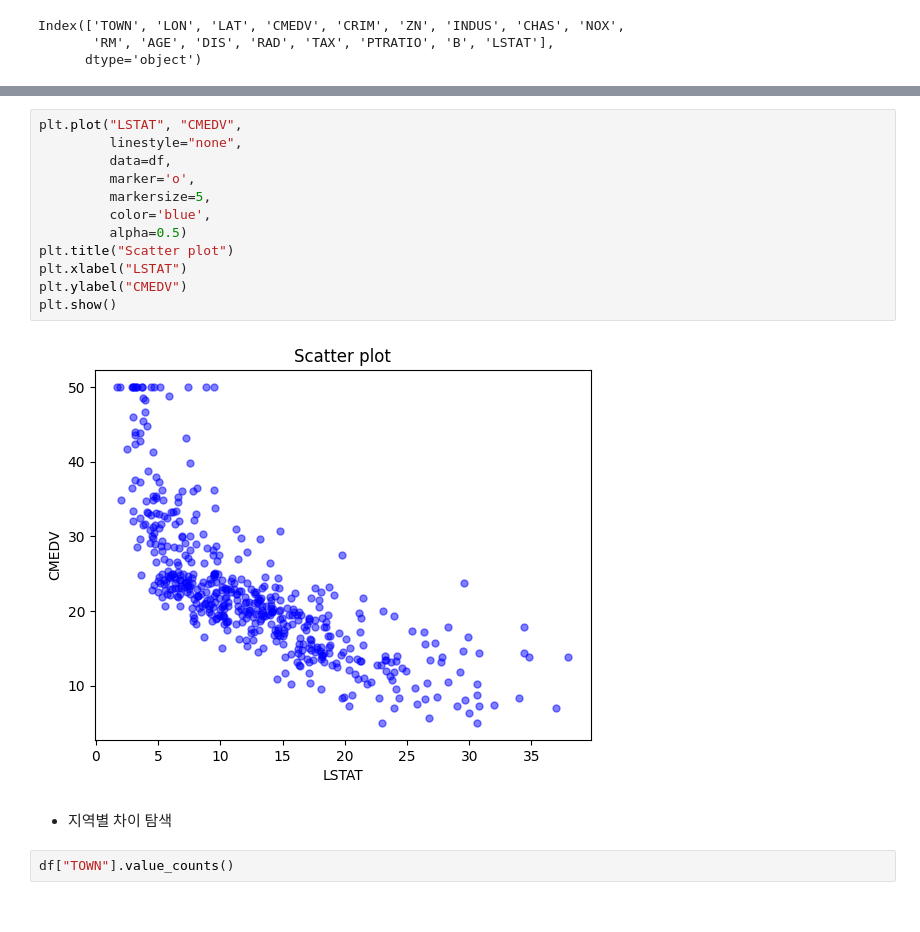
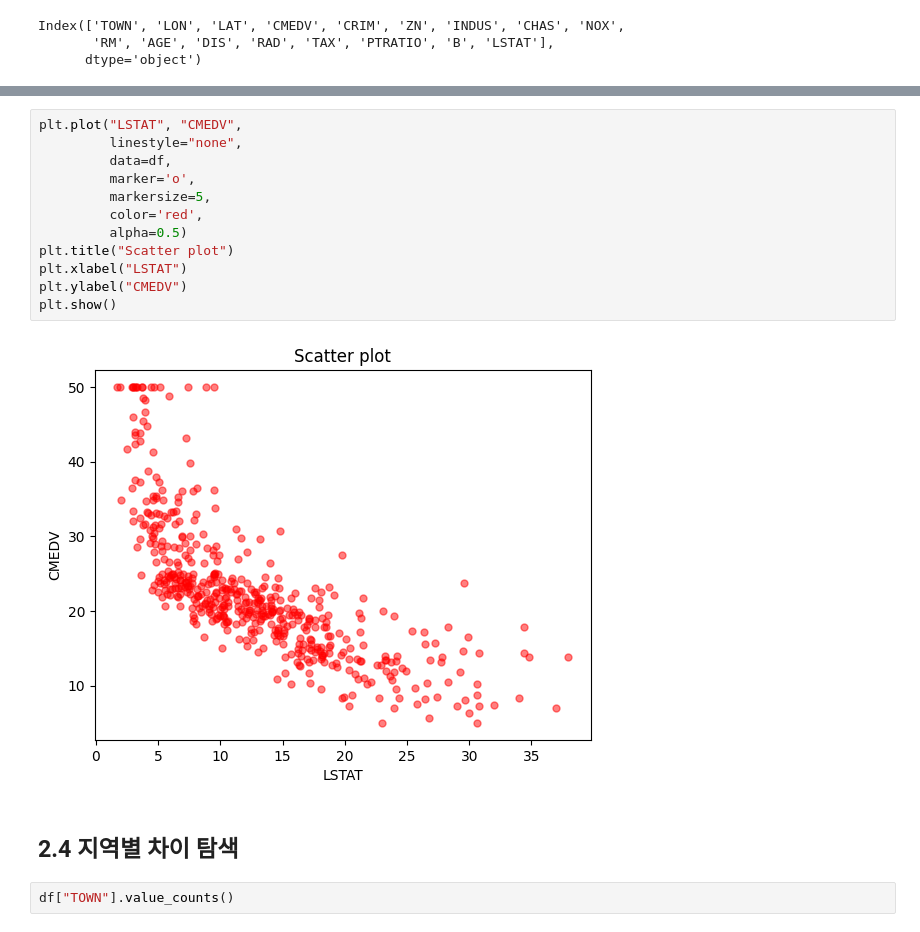
Before and after one commit to donguk0207/ML, a Jupyter notebook: regression_step1.ipynb, the cells around one changed output, grey strips where cells are left out. Saved outputs shown, nothing was run; the diff lists cells and outputs as text.

```diff
--- a/regression_step1.ipynb
+++ b/regression_step1.ipynb
@@ -170,19 +169,19 @@ plt.show()
 # %%
 plt.plot("LSTAT", "CMEDV",
          linestyle="none",
          data=df,
          marker='o',
          markersize=5,
-         color='blue',
+         color='red',
          alpha=0.5)
 plt.title("Scatter plot")
 plt.xlabel("LSTAT")
 plt.ylabel("CMEDV")
 plt.show()
 # %% [output]
-[figure, old version]
+[figure, new version]
 # %% [markdown]
-- 지역별 차이 탐색
+ ## 2.4 지역별 차이 탐색
 # %%
 df["TOWN"].value_counts()
 # %% [output]
```
Also changed, not shown: parts of 27 cells of this notebook, 8 other files.
